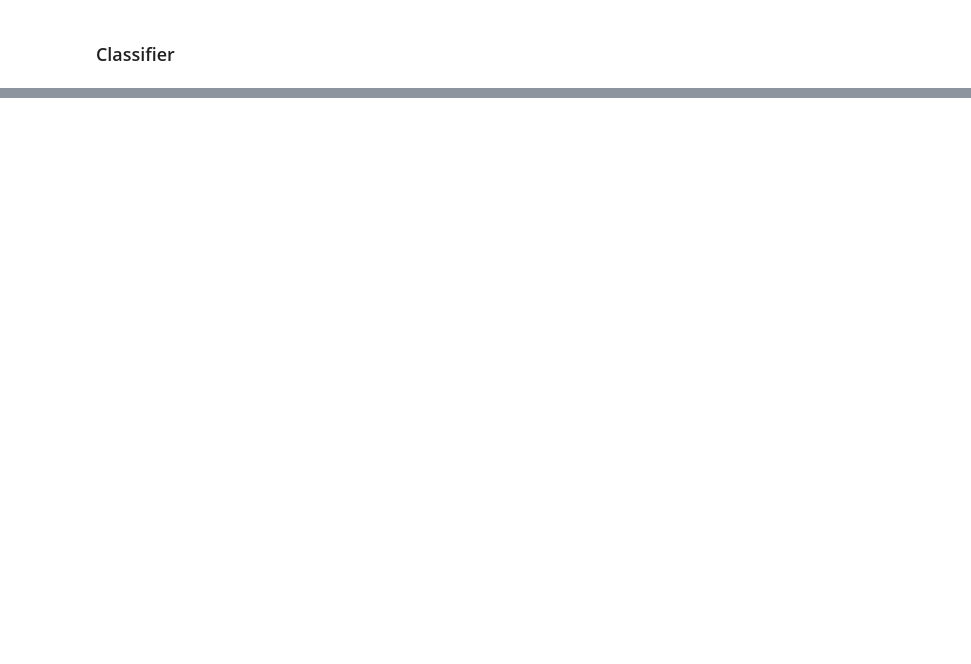
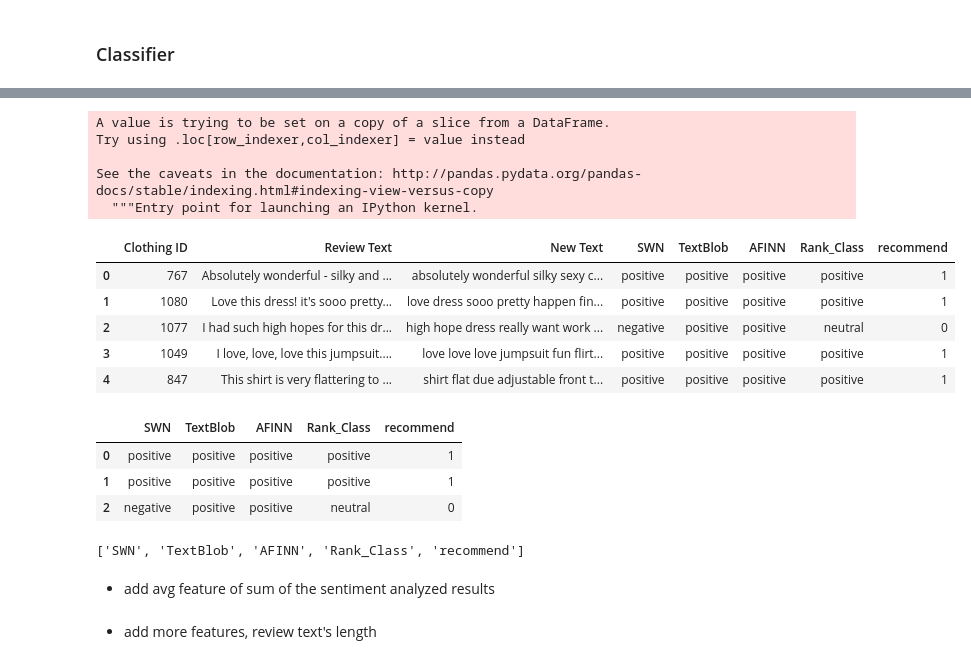
Before and after one commit to sieun-Bae/feature-engineering, a Jupyter notebook: classifier.ipynb, the cells around one changed output, grey strips where cells are left out. Cells and saved outputs as stored; diff of their text form; code cells hidden in the pictures; blank space fills up the shorter version.

```diff
--- a/classifier.ipynb
+++ b/classifier.ipynb
@@ -116,11 +127,0 @@ from nltk.corpus import sentiwordnet as swn
-# %%
-def swn_polarity(text, tag):
-    sentiment = 0.0
-
-    lemma = lemmatizer.lemmatize(text, pos = )
-    sentiment = swn.senti_synset(text)
-    print(sentiment.all_senti_synsets())
-# %%
-for text in reviewDf['New Text'].astype('str')
-reviewDf['New Text'].astype('str').split()
-swn_polarity('')
@@ -231,0 +274,17 @@ SyntaxError: invalid syntax (<ipython-input-55-22b03c7949d1>, line 3)
+# %%
+reviewDf['recommend'] = df['Recommended IND']
+# %% [output]
+A value is trying to be set on a copy of a slice from a DataFrame.
+Try using .loc[row_indexer,col_indexer] = value instead
+
+See the caveats in the documentation: http://pandas.pydata.org/pandas-docs/stable/indexing.html#indexing-view-versus-copy
+  """Entry point for launching an IPython kernel.
+# %%
+reviewDf.head(5)
+# %% [output]
+|  | Clothing ID | Review Text | New Text | SWN | TextBlob | AFINN | Rank_Class | recommend |
+| 0 | 767 | Absolutely wonderful - silky and ... | absolutely wonderful silky sexy c... | positive | positive | positive | positive | 1 |
+| 1 | 1080 | Love this dress! it's sooo pretty... | love dress sooo pretty happen fin... | positive | positive | positive | positive | 1 |
+| 2 | 1077 | I had such high hopes for this dr... | high hope dress really want work ... | negative | positive | positive | neutral | 0 |
+| 3 | 1049 | I love, love, love this jumpsuit.... | love love love jumpsuit fun flirt... | positive | positive | positive | positive | 1 |
+| 4 | 847 | This shirt is very flattering to ... | shirt flat due adjustable front t... | positive | positive | positive | positive | 1 |
@@ -231,0 +293,22 @@ SyntaxError: invalid syntax (<ipython-input-55-22b03c7949d1>, line 3)
+# %%
+Df.head(3)
+# %% [output]
+|  | SWN | TextBlob | AFINN | Rank_Class | recommend |
+| 0 | positive | positive | positive | positive | 1 |
+| 1 | positive | positive | positive | positive | 1 |
+| 2 | negative | positive | positive | neutral | 0 |
+# %%
+def str2num(data):
+    if data == 'positive':
+        return 1
+    elif data == 'neutral':
+        return 0
+    else:
+        return -1
+
+
+X = [ x for x in Df ]
+print(X)
+#X_train, X_test, y_train, y_test = train_test_split(Df.iloc[:,[3,4,5,6]], Df.iloc[:,[7]], test_size=0.2])
+# %% [output]
+['SWN', 'TextBlob', 'AFINN', 'Rank_Class', 'recommend']
@@ -249,3 +334,7 @@ def classifier(data):
 
     classifier = SklearnClassifier(SVC(), sparse=False).train(train_set)
     print('SVC:', nltk.classify.accuracy(classifier, test_set))
+# %% [markdown]
+- add avg feature of sum of the sentiment analyzed results
+# %% [markdown]
+- add more features, review text's length
```
Also changed, not shown: parts of 16 cells of this notebook.
